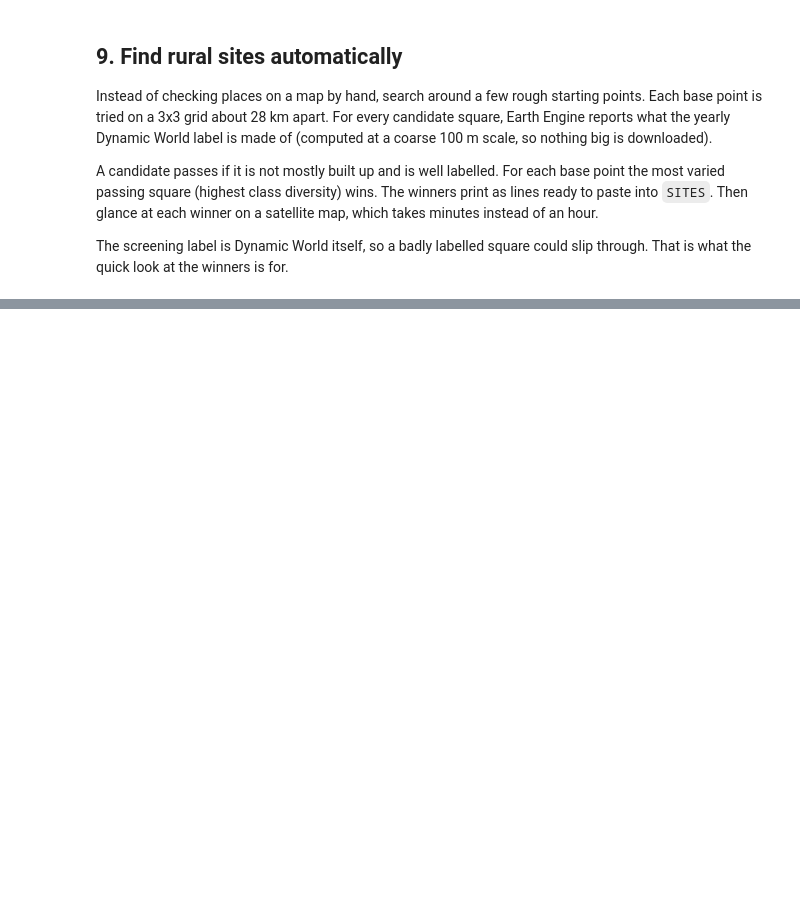
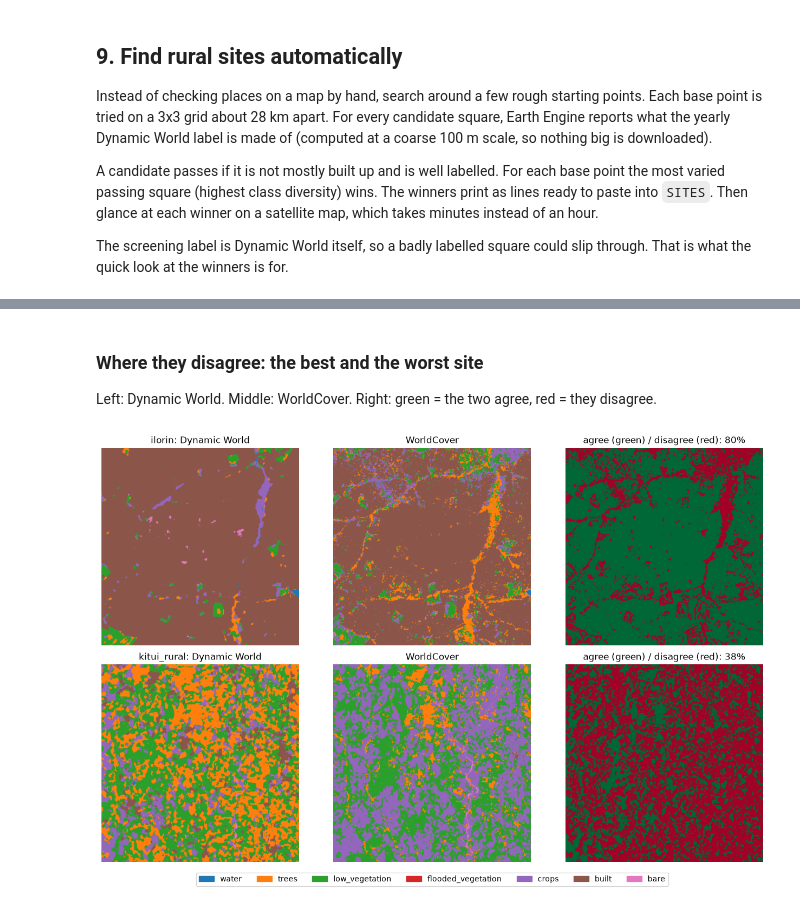
Before and after one commit to Yash-Annapure/Deep_learning_project, a Jupyter notebook: 01_data_export.ipynb, the cells around one changed output, grey strips where cells are left out. Drawn from its saved outputs; the diff is of its cells as text; code cells hidden in the pictures; blank space fills up the shorter version.

```diff
--- a/01_data_export.ipynb
+++ b/01_data_export.ipynb
@@ -210,13 +269,13 @@ for f in sorted(glob.glob("data/*.npz")):
     assert d["radar"].shape == (2, SIZE_PX, SIZE_PX), f
     assert d["label"].shape == (SIZE_PX, SIZE_PX), f
     assert set(np.unique(d["label"])) <= set(range(len(CLASSES))) | {NODATA_LABEL}, f
-    site = os.path.basename(f).rsplit("_", 1)[0]
-    per_site[site].append((int(d["n_scenes"]), float((d["label"] == NODATA_LABEL).mean())))
+    key = os.path.basename(f).rsplit("-", 1)[0]               # "site_year"
+    per_site[key].append((int(d["n_scenes"]), float((d["label"] == NODATA_LABEL).mean())))
 
-for site, rows in per_site.items():
+for key, rows in per_site.items():
     scenes = [r[0] for r in rows]
-    print(f"{site}: {len(rows)}/12 months, scenes per month {min(scenes)}-{max(scenes)}, "
+    print(f"{key}: {len(rows)}/12 months, scenes per month {min(scenes)}-{max(scenes)}, "
           f"worst no-label share {max(r[1] for r in rows):.3f}")
-missing = [n for n, *_ in SITES if n not in per_site]
-print("sites with no data:", missing or "none")
+expected = [f"{n}_{y}" for n, _, _, r in SITES for y in years_for(r)]
+print("site-years with no data:", [k for k in expected if k not in per_site] or "none")
 # %% [output]
@@ -422,0 +675,22 @@ n_ghana: 8/9 passed; winner (9.6552, -1.0924) built 0.00 labelled 1.00 {'shrub_a
+# %% [markdown]
+### Where they disagree: the best and the worst site
+
+Left: Dynamic World. Middle: WorldCover. Right: green = the two agree, red = they disagree.
+# %%
+best, worst = max(site_agree, key=site_agree.get), min(site_agree, key=site_agree.get)
+cmap = plt.get_cmap("tab10", 10)
+fig, ax = plt.subplots(2, 3, figsize=(13, 8.5))
+for r, s in enumerate((best, worst)):
+    a, b = agree_pairs[s]
+    ax[r, 0].imshow(np.ma.masked_equal(a, 255), cmap=cmap, vmin=0, vmax=9); ax[r, 0].set_title(f"{s}: Dynamic World")
+    ax[r, 1].imshow(np.ma.masked_equal(b, 255), cmap=cmap, vmin=0, vmax=9); ax[r, 1].set_title("WorldCover")
+    ax[r, 2].imshow(a == b, cmap="RdYlGn", vmin=0, vmax=1)
+    ax[r, 2].set_title(f"agree (green) / disagree (red): {site_agree[s]:.0%}")
+    for x in ax[r]:
+        x.axis("off")
+handles = [plt.Rectangle((0, 0), 1, 1, color=cmap(i)) for i in range(len(CLASSES7))]
+fig.legend(handles, CLASSES7, loc="lower center", ncol=len(CLASSES7))
+plt.tight_layout(rect=(0, 0.04, 1, 1))
+plt.show()
+# %% [output]
+[figure, added]
```
Also changed, not shown: parts of 26 cells of this notebook, 4 other files.
